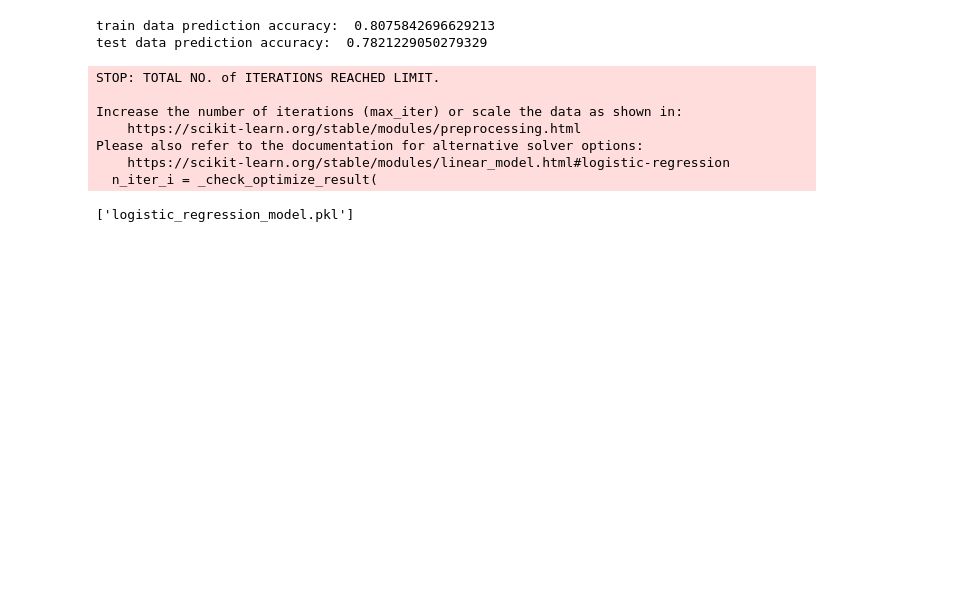
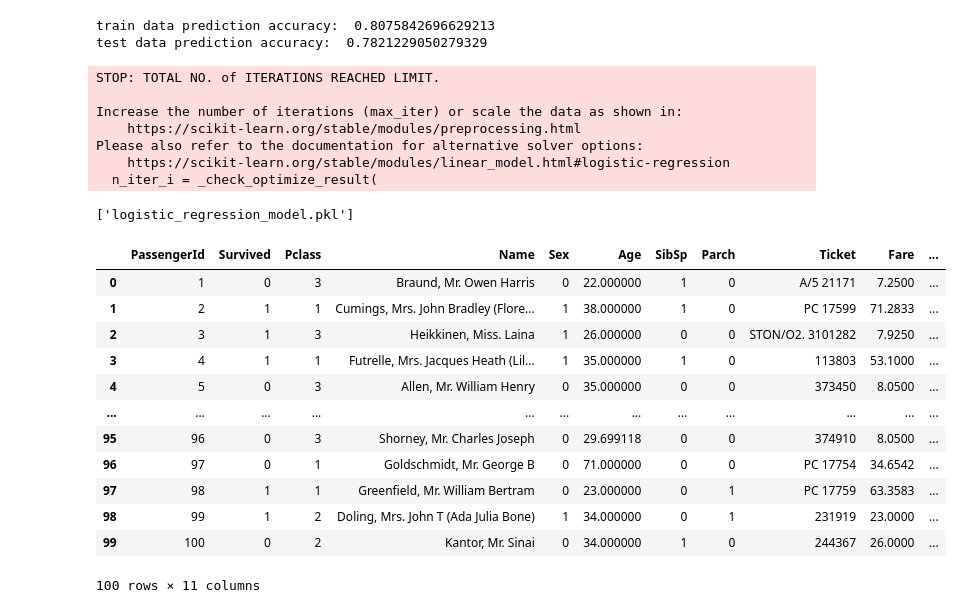
Before and after one commit to KaustubhaRam/titanic_survival_prediction, a Jupyter notebook: titanic_prediction.ipynb, the cells around one changed output. Cells and saved outputs as stored; diff of their text form; code cells hidden in the pictures; blank space fills up the shorter version.

```diff
--- a/titanic_prediction.ipynb
+++ b/titanic_prediction.ipynb
@@ -237,3 +229,19 @@ import joblib
 joblib.dump(model,'logistic_regression_model.pkl')
 # %% [output]
 ['logistic_regression_model.pkl']
+# %%
+titanic_data.head(100)
+# %% [output]
+|  | PassengerId | Survived | Pclass | Name | Sex | Age | SibSp | Parch | Ticket | Fare | ... |
+| 0 | 1 | 0 | 3 | Braund, Mr. Owen Harris | 0 | 22.000000 | 1 | 0 | A/5 21171 | 7.2500 | ... |
+| 1 | 2 | 1 | 1 | Cumings, Mrs. John Bradley (Flore... | 1 | 38.000000 | 1 | 0 | PC 17599 | 71.2833 | ... |
+| 2 | 3 | 1 | 3 | Heikkinen, Miss. Laina | 1 | 26.000000 | 0 | 0 | STON/O2. 3101282 | 7.9250 | ... |
+| 3 | 4 | 1 | 1 | Futrelle, Mrs. Jacques Heath (Lil... | 1 | 35.000000 | 1 | 0 | 113803 | 53.1000 | ... |
+| 4 | 5 | 0 | 3 | Allen, Mr. William Henry | 0 | 35.000000 | 0 | 0 | 373450 | 8.0500 | ... |
+| ... | ... | ... | ... | ... | ... | ... | ... | ... | ... | ... | ... |
+| 95 | 96 | 0 | 3 | Shorney, Mr. Charles Joseph | 0 | 29.699118 | 0 | 0 | 374910 | 8.0500 | ... |
+| 96 | 97 | 0 | 1 | Goldschmidt, Mr. George B | 0 | 71.000000 | 0 | 0 | PC 17754 | 34.6542 | ... |
+| 97 | 98 | 1 | 1 | Greenfield, Mr. William Bertram | 0 | 23.000000 | 0 | 1 | PC 17759 | 63.3583 | ... |
+| 98 | 99 | 1 | 2 | Doling, Mrs. John T (Ada Julia Bone) | 1 | 34.000000 | 0 | 1 | 231919 | 23.0000 | ... |
+| 99 | 100 | 0 | 2 | Kantor, Mr. Sinai | 0 | 34.000000 | 1 | 0 | 244367 | 26.0000 | ... |
+100 rows × 11 columns
```
Also changed, not shown: parts of 4 cells of this notebook, 1 other file.
